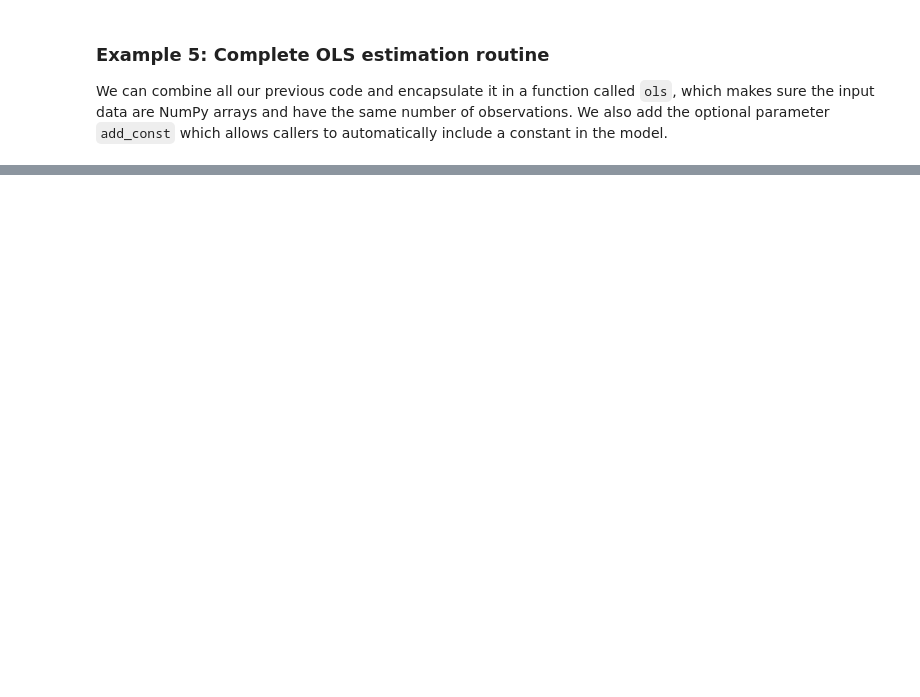
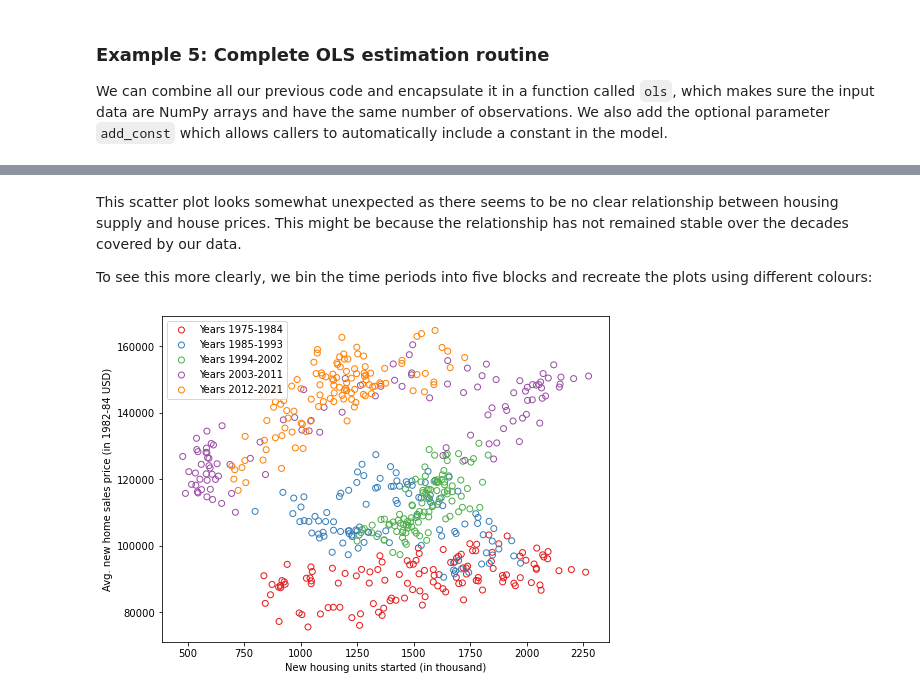
Before and after one commit to richardfoltyn/python-statistics, a Jupyter notebook: lectures/unit11.ipynb, the cells around one changed output, grey strips where cells are left out. Cells and saved outputs as stored; diff of their text form; code cells hidden in the pictures; blank space fills up the shorter version.

Commit message:
Unit 11: Finish SVD and OLS parts in notebook

```diff
--- a/lectures/unit11.ipynb
+++ b/lectures/unit11.ipynb
@@ -652,0 +755,35 @@ def ols(X, y, add_const=False):
+# %% [markdown]
+This scatter plot looks somewhat unexpected as there seems to be no clear
+relationship between housing supply and house prices. This might be because
+the relationship has not remained stable over the decades covered by our data.
+
+To see this more clearly, we bin the time periods into five blocks and
+recreate the plots using different colours:
+# %%
+# Create 5 approximately equally-sized bins based on the calendar year
+df['Year_bin'] = pd.cut(df['Year'], bins=5, labels=False)
+
+# Plot each group of years using a different color
+fig, ax = plt.subplots(1,1, figsize=(8,6))
+colors = ['#e41a1c','#377eb8','#4daf4a','#984ea3','#ff7f00']
+
+# Iterate over bins, plot each one separately
+bins = df['Year_bin'].unique()
+for bin in bins:
+    # Restrict data set to relevant years
+    df_i = df.loc[df['Year_bin'] == bin].copy()
+
+    # Extract initial and terminal year of this block
+    yfrom, yto = df_i['Year'].min(), df_i['Year'].max()
+
+    ax.scatter(df_i['NHSTART'], df_i['ASPNHS'],
+        label=f'Years {yfrom:.0f}-{yto:.0f}',
+        edgecolors=colors[bin], color='none')
+
+ax.set_xlabel('New housing units started (in thousand)')
+ax.set_ylabel('Avg. new home sales price (in 1982-84 USD)')
+ax.legend()
+
+del df['Year_bin']
+# %% [output]
+[figure, added]
```
Also changed, not shown: parts of 36 cells of this notebook.
